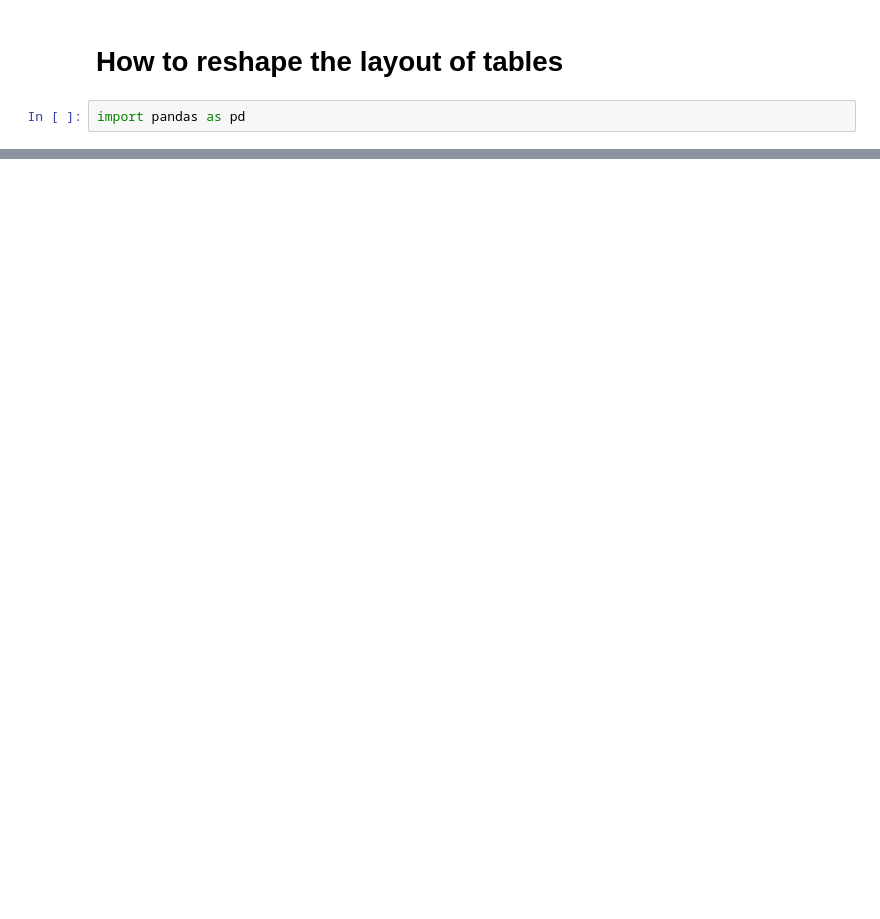
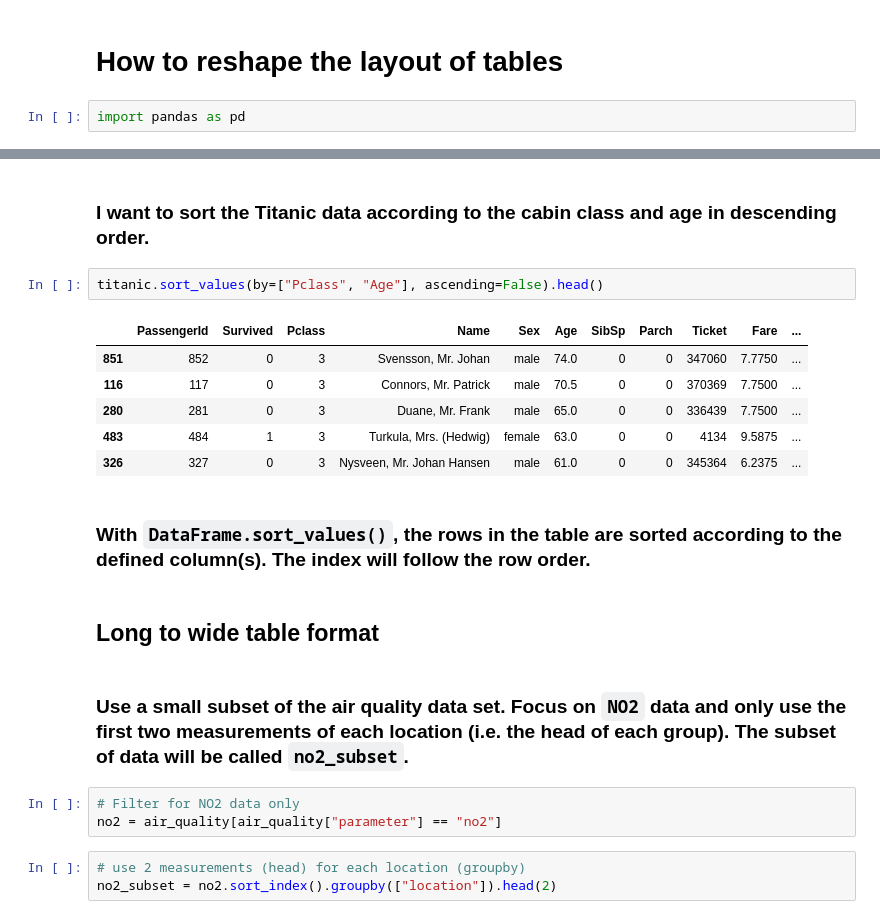
Before and after one commit to ProCO-RPHopkins/myPandas.edu, a Jupyter notebook: shaping_table_layout.ipynb, the cells around one changed output, grey strips where cells are left out. Cells and saved outputs as stored; diff of their text form; blank space fills up the shorter version.

```diff
--- a/shaping_table_layout.ipynb
+++ b/shaping_table_layout.ipynb
@@ -14,0 +43,23 @@ titanic.head()
+# %% [markdown]
+### I want to sort the Titanic data according to the cabin class and age in descending order.
+# %%
+titanic.sort_values(by=["Pclass", "Age"], ascending=False).head()
+# %% [output]
+|  | PassengerId | Survived | Pclass | Name | Sex | Age | SibSp | Parch | Ticket | Fare | ... |
+| 851 | 852 | 0 | 3 | Svensson, Mr. Johan | male | 74.0 | 0 | 0 | 347060 | 7.7750 | ... |
+| 116 | 117 | 0 | 3 | Connors, Mr. Patrick | male | 70.5 | 0 | 0 | 370369 | 7.7500 | ... |
+| 280 | 281 | 0 | 3 | Duane, Mr. Frank | male | 65.0 | 0 | 0 | 336439 | 7.7500 | ... |
+| 483 | 484 | 1 | 3 | Turkula, Mrs. (Hedwig) | female | 63.0 | 0 | 0 | 4134 | 9.5875 | ... |
+| 326 | 327 | 0 | 3 | Nysveen, Mr. Johan Hansen | male | 61.0 | 0 | 0 | 345364 | 6.2375 | ... |
+# %% [markdown]
+### With `DataFrame.sort_values()`, the rows in the table are sorted according to the defined column(s). The index will follow the row order.
+# %% [markdown]
+## Long to wide table format
+# %% [markdown]
+### Use a small subset of the air quality data set. Focus on `NO2` data and only use the first two measurements of each location (i.e. the head of each group). The subset of data will be called `no2_subset`.
+# %%
+# Filter for NO2 data only
+no2 = air_quality[air_quality["parameter"] == "no2"]
+# %%
+# use 2 measurements (head) for each location (groupby)
+no2_subset = no2.sort_index().groupby(["location"]).head(2)
```
Also changed, not shown: parts of 27 cells of this notebook, 1 other file.
